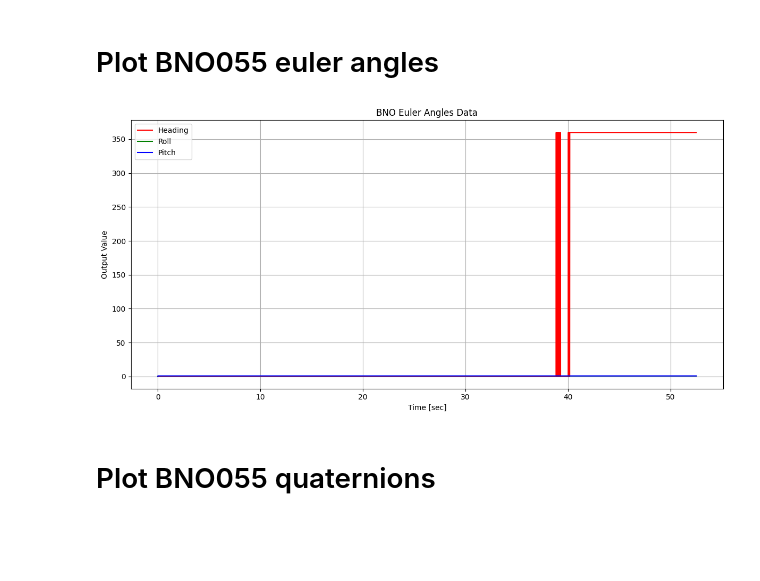
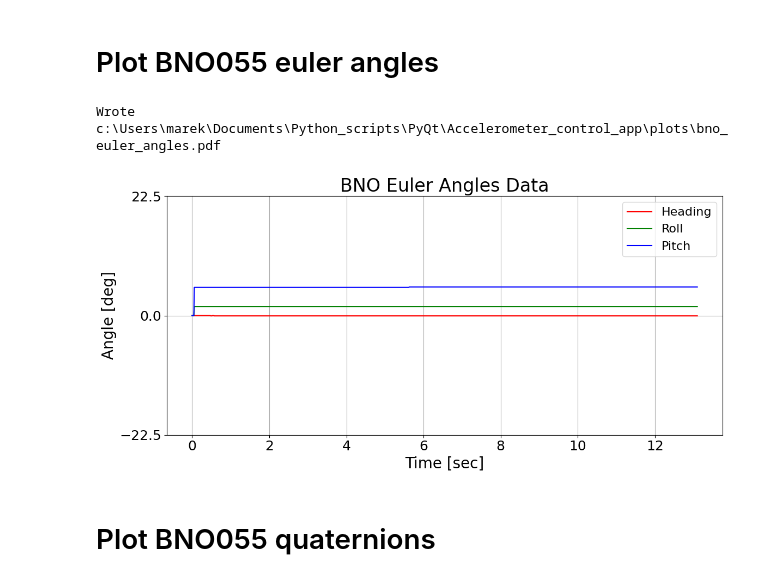
Before and after one commit to drasalmarek/Accelerometer_control_app, a Jupyter notebook: raw_data_parser.ipynb, the cells around one changed output. Saved outputs shown, nothing was run; the diff lists cells and outputs as text; code cells hidden in the pictures; blank space fills up the shorter version.

```diff
--- a/raw_data_parser.ipynb
+++ b/raw_data_parser.ipynb
@@ -52,7 +52,8 @@ sensor_data = {
     },
 
     'adc0' : {
-        'values' : [],
+        'values_ch1' : [],
+        'values_ch2' : [],
         'timestamps' : [],
         'sampling_rates' : [],
         'avg_sampling_rate' : 0
@@ -70,7 +71,7 @@ def bytes_to_data(bytes_read, number_of_values):
         output.append(val)
     return output
 
-with open('test9.bin', 'rb') as bin_file:
+with open('clone_test_01.bin', 'rb') as bin_file:
     first_header = bin_file.read(4)
     # HAL_GetTick() is a uint32_t copied with memcpy — assume little-endian
     start_time = struct.unpack('<I', first_header)[0]
@@ -160,11 +161,14 @@ with open('test9.bin', 'rb') as bin_file:
         elif index == 3:
             start_time = sensor_data['adc0']['timestamps'][-1] if sensor_data['adc0']['timestamps'] else start_time
             sensor_data['adc0']['timestamps'].append(timestamp)
-            sampling_rate = (data_size) / ((timestamp - start_time) / 1000)
+            sampling_rate = (data_size / 4) / ((timestamp - start_time) / 1000)
             sensor_data['adc0']['sampling_rates'].append(sampling_rate)
-            for _ in range(data_size):
-                bytes_read = bin_file.read(1)
-                u = struct.unpack('1B', bytes_read)
-                i = struct.unpack('<h', struct.pack('<H', u[0]))[0]
-                sensor_data['adc0']['values'].append(i)
+            for _ in range(data_size // 4):
+                bytes_read = bin_file.read(4)  # 2 bytes for CH1 + 2 bytes for CH2
+                if len(bytes_read) < 4:
+                    break
+
+                ch1, ch2 = struct.unpack('<HH', bytes_read)  # little-endian uint16, uint16
+                sensor_data['adc0']['values_ch1'].append(ch1)
+                sensor_data['adc0']['values_ch2'].append(ch2)
 # %% [output]
@@ -622,20 +784,56 @@ plt.show()
 # %% [markdown]
 # Plot BNO055 euler angles
 # %%
-plt.figure(1, figsize=(12, 6))
-t = [i / sensor_data['bno']['avg_sampling_rate'] for i in range(len(sensor_data['bno']['eul_heading']))]  # Assuming a sampling rate of 3200 Hz for ADXL
-plt.plot(t, sensor_data['bno']['eul_heading'], label='Heading', color='r')
-plt.plot(t, sensor_data['bno']['eul_roll'], label='Roll', color='g')
-plt.plot(t, sensor_data['bno']['eul_pitch'], label='Pitch', color='b')
-plt.xlabel('Time [sec]')
-plt.ylabel('Output Value')
-plt.title('BNO Euler Angles Data')
-plt.legend()
-plt.grid(True)
-plt.tight_layout()
+def _unwrap_deg(vals):
+    unwrapped = np.rad2deg(np.unwrap(np.deg2rad(vals), discont=np.deg2rad(180.0)))
+    offset = np.round(unwrapped[0] / 360.0) * 360.0
+    return unwrapped - offset
+
+heading = _unwrap_deg(sensor_data['bno']['eul_heading'])
+roll = _unwrap_deg(sensor_data['bno']['eul_roll'])
+pitch = _unwrap_deg(sensor_data['bno']['eul_pitch'])
+t = [i / sensor_data['bno']['avg_sampling_rate'] for i in range(len(sensor_data['bno']['eul_heading']))]
+
+plt.rcParams.update({
+    "font.size": 20,
+    "axes.titlesize": 24,
+    "axes.labelsize": 20,
+    "xtick.labelsize": 18,
+    "ytick.labelsize": 18,
+    "legend.fontsize": 16,
+})
+fig, ax = plt.subplots(figsize=(12, 6))
+ax.plot(t, heading, label='Heading', color='r')
+ax.plot(t, roll, label='Roll', color='g')
+ax.plot(t, pitch, label='Pitch', color='b')
+ax.set_xlabel('Time [sec]')
+ax.set_ylabel('Angle [deg]')
+ax.set_title('BNO Euler Angles Data')
+
+all_angles = np.concatenate([heading, roll, pitch])
+y_min, y_max = np.min(all_angles), np.max(all_angles)
+span = y_max - y_min
+
+candidate_steps = np.array([22.5, 45.0, 90.0, 180.0])
+target_ticks = 8
+step = candidate_steps[np.argmin(np.abs(candidate_steps - max(span / target_ticks, 22.5)))]
+
+tick_start = np.floor(y_min / step) * step
+tick_end = np.ceil(y_max / step) * step
+ax.set_yticks(np.arange(tick_start, tick_end + 0.5 * step, step))
+ax.legend()
+ax.grid(True)
+fig.tight_layout()
+
+pdf_output_path = os.path.join(os.getcwd(), "plots", "bno_euler_angles.pdf")
+os.makedirs(os.path.dirname(pdf_output_path), exist_ok=True)
+fig.savefig(pdf_output_path, format="pdf", bbox_inches="tight")
+print(f"Wrote {pdf_output_path}")
+
 plt.show()
 # %% [output]
+Wrote c:\Users\marek\Documents\Python_scripts\PyQt\Accelerometer_control_app\plots\bno_euler_angles.pdf
-[figure, old version]
+[figure, new version]
 # %% [markdown]
 # Plot BNO055 quaternions
 # %%
```
Also changed, not shown: parts of 11 cells of this notebook, 48 other files.
